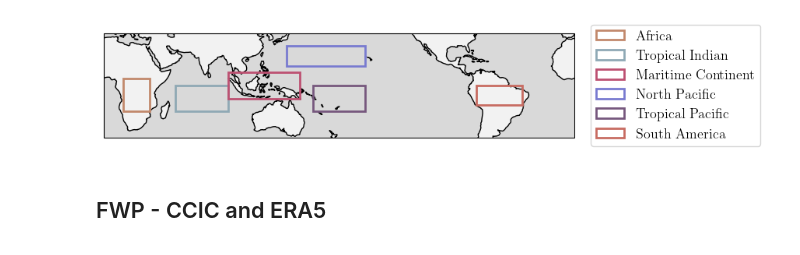
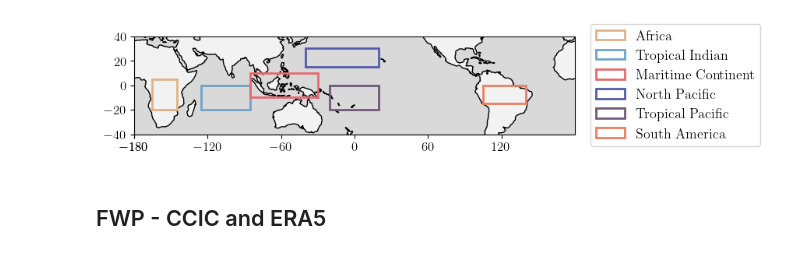
Before and after one commit to lekolara/diurnal_cycles, a Jupyter notebook: notebooks/regional_diurnal.ipynb, the cells around one changed output. Drawn from its saved outputs; the diff is of its cells as text; code cells hidden in the pictures.

```diff
--- a/notebooks/regional_diurnal.ipynb
+++ b/notebooks/regional_diurnal.ipynb
@@ -25,12 +25,12 @@ seasons = {
 # %%
 # Update: Use 'lon' and 'lat' as coordinate names and global range
 regions_plot = {
-    "Africa": {"color": "#c2896c", "lon": [15, 35], "lat": [-20, 5]},
-    "Tropical Indian": {"color": "#8fa9b5", "lon": [55, 95], "lat": [-20, 0]},
-    "Maritime Continent": {"color": "#bd5172", "lon": [95, 150], "lat": [-10, 10]},
-    "North Pacific": {"color": "#797bd0", "lon": [140, 200], "lat": [15, 30]},
-    "Tropical Pacific": {"color": "#77587e", "lon": [160, 200], "lat": [-20, 0]},
-    "South America": {"color": "#c86c62", "lon": [285, 320], "lat": [-15, 0]},
+    "Africa": {"color": "#E1B188", "lon": [15, 35], "lat": [-20, 5]},
+    "Tropical Indian": {"color": "#6FA3C9", "lon": [55, 95], "lat": [-20, 0]},
+    "Maritime Continent": {"color": "#E7696E", "lon": [95, 150], "lat": [-10, 10]},
+    "North Pacific": {"color": "#535CA8", "lon": [140, 200], "lat": [15, 30]},
+    "Tropical Pacific": {"color": "#705979", "lon": [160, 200], "lat": [-20, 0]},
+    "South America": {"color": "#EA7F63", "lon": [285, 320], "lat": [-15, 0]},
 }
 
 def seasonal_diurnal(ds, region, months):
@@ -57,9 +57,8 @@ def seasonal_diurnal(ds, region, months):
 
     # Weighted average
     weights = np.cos(np.deg2rad(seasons_ds_region_lst['lat']))
-    # no weights
     weights.name = "weights"
-    # Weighted mean over lat/lon/month
+    # Weighted mean over lat
     seasons_ds_region_lst_avg = seasons_ds_region_lst_stack.weighted(weights).mean(dim=["lat"])
 
     return seasons_ds_region_lst_avg
@@ -67,36 +66,40 @@ def seasonal_diurnal(ds, region, months):
 plt.figure(figsize=(9, 4))
 ax = plt.axes(projection=ccrs.PlateCarree(central_longitude=180))
 ax.set_extent([0,360, -40, 40],crs=ccrs.PlateCarree())
 ax.coastlines(linewidth=1)
 ax.add_feature(cfeature.LAND, facecolor='0.95')
 ax.add_feature(cfeature.OCEAN, facecolor='0.85')
+
+# add lon and lat ticks on the left and bottom axis
+ax.set_xticks(np.arange(0, 361, 60), crs=ccrs.PlateCarree())
+ax.set_yticks(np.arange(-40, 41, 20), crs=ccrs.PlateCarree())
+ax.tick_params(labelsize=12)
 
 handles = []
 labels = []
 # Draw region boxes
 for region, props in regions_plot.items():
     lon0, lon1 = props['lon']
     lat0, lat1 = props['lat']
     width = lon1 - lon0
     height = lat1 - lat0
     rect = Rectangle((lon0, lat0),
                      width, height,
                      transform=ccrs.PlateCarree(),
                      linewidth=2, edgecolor=props['color'],
                      facecolor='none', zorder=5, label=region)
     ax.add_patch(rect)
     handles.append(rect)
     labels.append(region)
-    # Place label at top left of box
 
-#plt.title('Regions Used for Diurnal Cycle Analysis', fontsize=18)
+
 # Place legend outside the plot
 ax.legend(handles, labels, loc='center left', bbox_to_anchor=(1.02, 0.5), fontsize=13, frameon=True)
 plt.tight_layout()
 plt.savefig('../pdf/Region_definition.pdf')
 plt.show()
 # %% [output]
-[figure, old version]
+[figure, new version]
 # %% [markdown]
 ## FWP - CCIC and ERA5
 # %%
```
Also changed, not shown: parts of 11 cells of this notebook.
